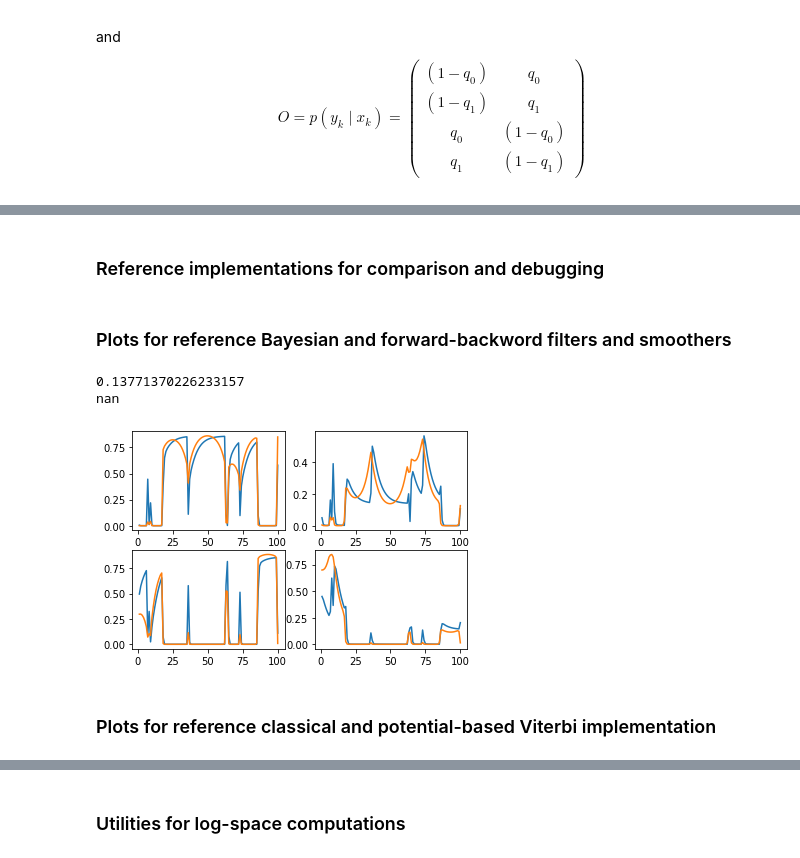
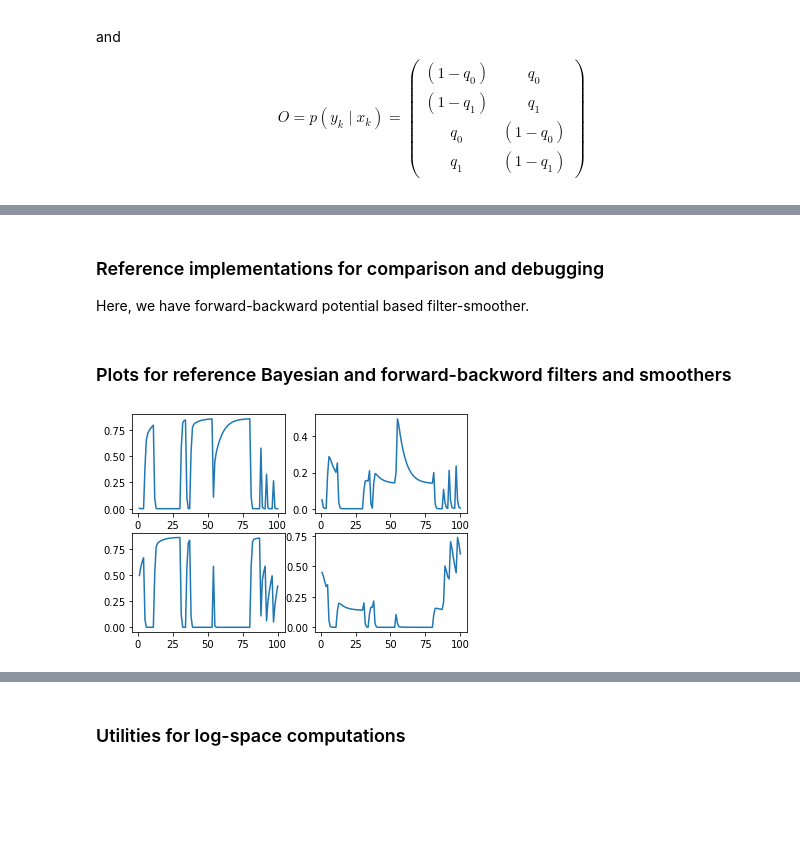
Before and after one commit to EEA-sensors/sequential-parallelization-examples, a Jupyter notebook: python/temporal-parallelization-inference-in-HMMs/phmm_potentials.ipynb, the cells around one changed output, grey strips where cells are left out. Saved outputs shown, nothing was run; the diff lists cells and outputs as text; code cells hidden in the pictures; blank space fills up the shorter version.

Commit message:
hmmm classical + potential + parallel done

```diff
--- a/python/temporal-parallelization-inference-in-HMMs/phmm_potentials.ipynb
+++ b/python/temporal-parallelization-inference-in-HMMs/phmm_potentials.ipynb
@@ -147,0 +130,22 @@ plt.plot(T[0:steps],X[0:steps],'*-',T[0:steps],Y[0:steps],'o--');
+# %%
+def catrnd(rng, p):
+    if p.ndim > 1:
+        p = p.squeeze()
+
+    return rng.choice(p.shape[0], size=1,  p=p)
+
+
+def simulate_data(model: HMMModel, steps:int, seed:int=1):
+    rng = np.random.default_rng(seed)
+
+    X = np.zeros((steps, 1))
+    Y = np.zeros(steps, dtype=np.int32)
+    x = catrnd(rng, model.np_prior)
+
+    for k in range(steps):
+        x = catrnd(rng, model.np_Pi[x])
+        y = catrnd(rng, model.np_Po[x])
+        X[k] = x
+        Y[k] = y
+
+    return X, Y
@@ -148,3 +174,4 @@ plt.plot(T[0:steps],X[0:steps],'*-',T[0:steps],Y[0:steps],'o--');
 # %% [markdown]
 ### Reference implementations for comparison and debugging
+Here, we have forward-backward potential based filter-smoother.
 # %%
@@ -387,19 +227,12 @@ def ref_pbayesian_smoother_init(model,fest):
 # %% [markdown]
 ### Plots for reference Bayesian and  forward-backword filters and smoothers
 # %%
-ref_bayes_fs,ref_bayes_ss = ref_bayes_filter_smoother(model,Y)
-ref_fwdbwd_fs,ref_fwdbwd_ss,ref_fwdbwd_psi_f,ref_fwdbwd_psi_b = ref_fwdbwd_filter_smoother(model,Y)
-print(max([max(abs(a-b)) for a,b in zip(ref_fwdbwd_fs,ref_bayes_fs)]))
-print(max([max(abs(a-b)) for a,b in zip(ref_fwdbwd_ss,ref_bayes_ss)]))
-
+ref_fwdbwd_fs, ref_fwdbwd_ss, ref_fwdbwd_psi_f, ref_fwdbwd_psi_b = ref_fwdbwd_filter_smoother(model, Y)
+print()
 plt.clf()
 for i in range(4):
     plt.subplot(2,2,i+1)
-    plt.plot(T[0:steps],[p[i] for p in ref_bayes_fs[0:steps]],T[0:steps],[p[i] for p in ref_bayes_ss[0:steps]])
+    plt.plot(T[:steps],[p[i] for p in ref_fwdbwd_fs[:steps]], T[:steps],[p[i] for p in ref_fwdbwd_ss[:steps]])
 plt.show()
 # %% [output]
-0.13771370226233157
-nan
-[figure, old version]
+[figure, new version]
-# %% [markdown]
-### Plots for reference classical and potential-based Viterbi implementation
```
Also changed, not shown: parts of 117 cells of this notebook, 1 other file.
